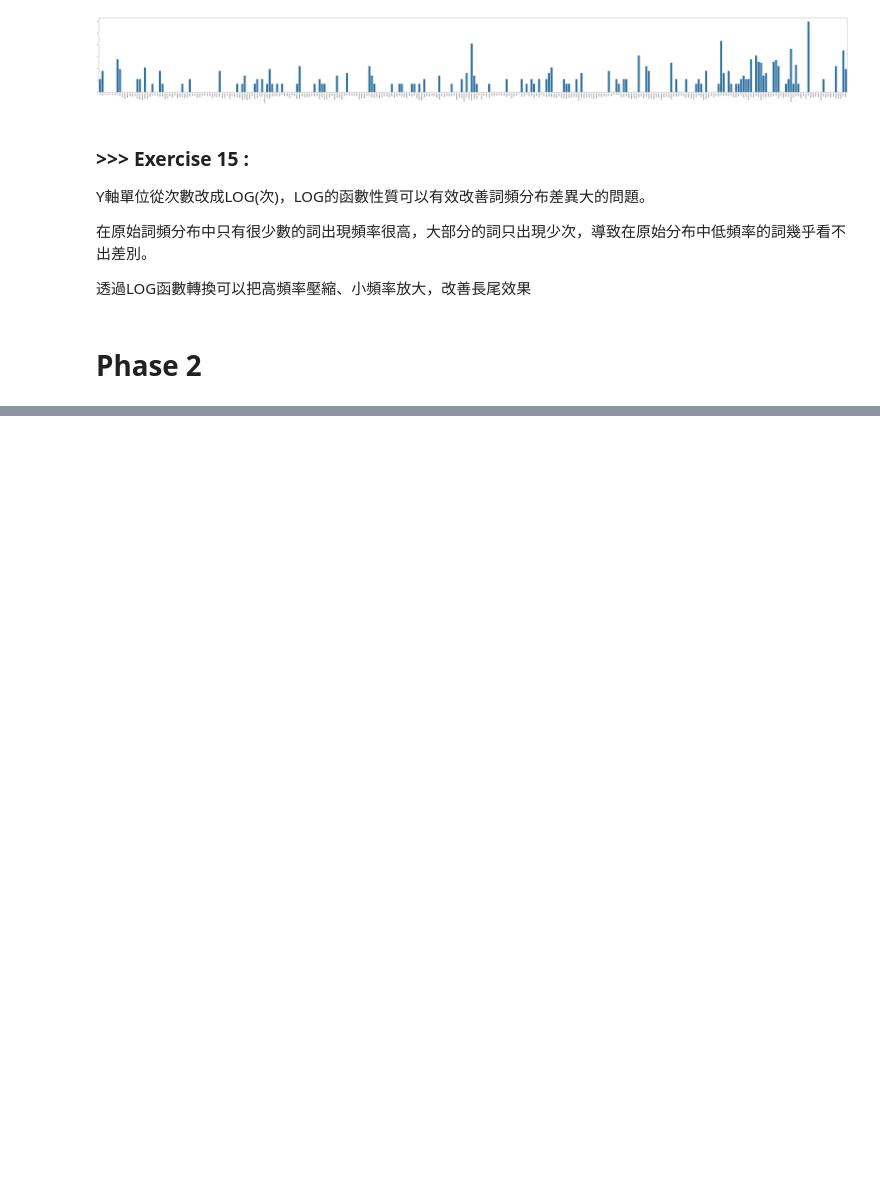
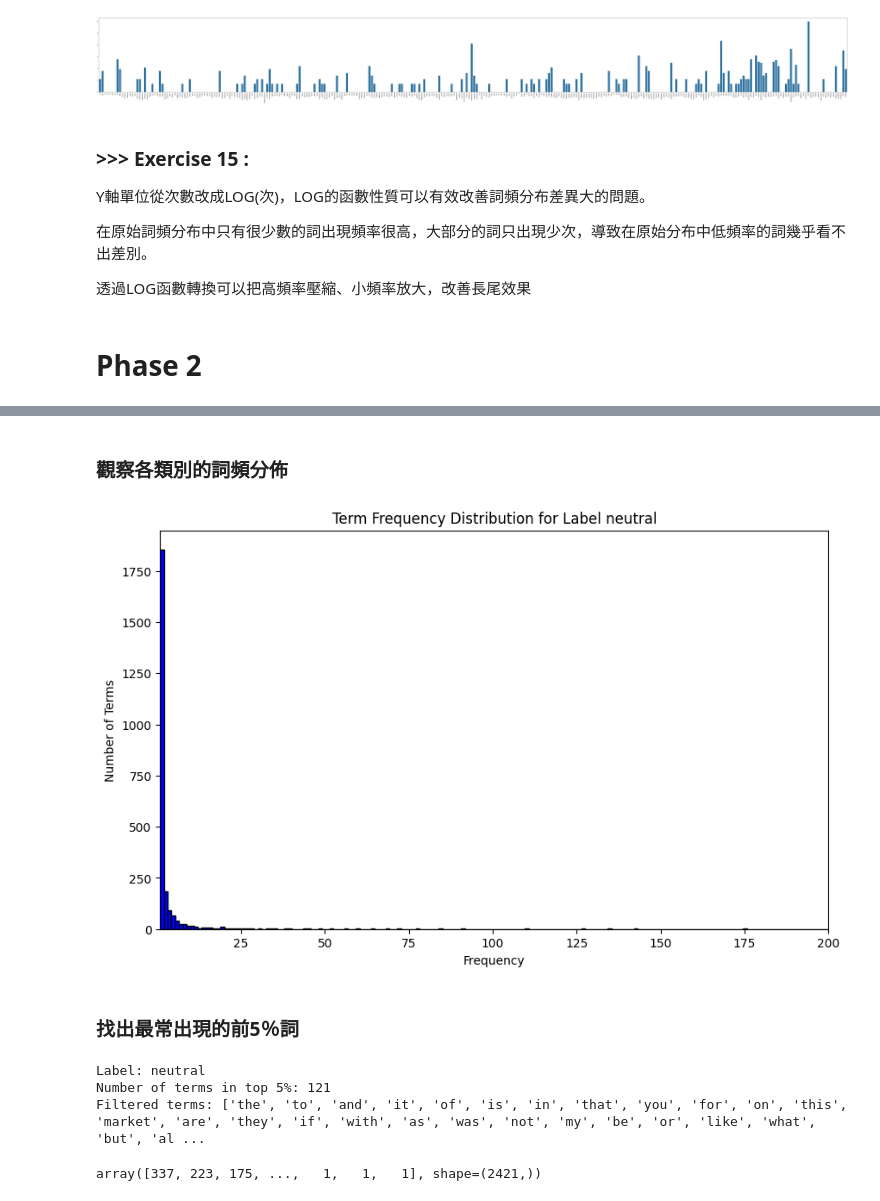
Before and after one commit to Kuo-Jou-Hsiang/DM2025-Lab1-Exercise, a Jupyter notebook: DM2025-Lab1-Homework.ipynb, the cells around one changed output, grey strips where cells are left out. Drawn from its saved outputs; the diff is of its cells as text; code cells hidden in the pictures; blank space fills up the shorter version.

```diff
--- a/DM2025-Lab1-Homework.ipynb
+++ b/DM2025-Lab1-Homework.ipynb
@@ -902,0 +903,30 @@ h.update_layout(xaxis_tickangle=-90, width=1600, height=500, bargap=0.2)
+# %%
+### Begin Assignment Here
+import pandas as pd
+from sklearn.feature_extraction.text import CountVectorizer
+
+#Create separate DataFrames for each label
+labels = train_df['label_name'].unique()
+label_dfs = {}
+
+for label in labels:
+    # Filter the original DataFrame by label
+    label_dfs[label] = train_df[train_df['label_name'] == label].copy()
+
+# Function to create term-document frequency DataFrame for each label
+def create_term_document_df(df):
+    count_vect = CountVectorizer()
+    train_df_counts = count_vect.fit_transform(df['text'])
+
+    # Get the unique words (vocabulary) from the vectorizer
+    words = count_vect.get_feature_names_out()
+
+    # Create a DataFrame where rows are documents and columns are words
+    term_document_df = pd.DataFrame(train_df_counts.toarray(), columns=words)
+
+    return term_document_df
+
+# Create term-document frequency DataFrames for each label
+filt_term_document_dfs = {}
+for label in labels:
+    filt_term_document_dfs[label] = create_term_document_df(label_dfs[label])
@@ -902,0 +953,48 @@ h.update_layout(xaxis_tickangle=-90, width=1600, height=500, bargap=0.2)
+# %% [markdown]
+### 觀察各類別的詞頻分佈
+# %%
+ # Sum over all documents to get total frequency for each word
+label_number=0
+word_counts = filt_term_document_dfs[labels[label_number]].sum(axis=0).to_numpy()
+
+# Visualize the frequency distribution
+plt.figure(figsize=(10, 6))
+plt.hist(word_counts, bins=300, color='blue', edgecolor='black')
+plt.title(f'Term Frequency Distribution for Label {labels[label_number]}')
+plt.xlabel('Frequency')
+plt.ylabel('Number of Terms')
+plt.xlim(1, 200)
+plt.show()
+# %% [output]
+[figure, added]
+# %% [markdown]
+### 找出最常出現的前5％詞
+# %%
+label_number=0
+word_counts = filt_term_document_dfs[labels[label_number]].sum(axis=0).to_numpy()
+
+# Sort the term frequencies in descending order
+sorted_indices = np.argsort(word_counts)[::-1]  # Get indices of sorted frequencies
+sorted_counts = np.sort(word_counts)[::-1]  # Sort frequencies in descending order
+
+# Calculate the index corresponding to the top 5% most frequent terms
+total_terms = len(sorted_counts)
+top_5_percent_index = int(0.05 * total_terms)
+
+# Get the indices of the top 5% most frequent terms
+top_5_percent_indices = sorted_indices[:top_5_percent_index]
+
+# Filter terms that belong to the top 5% based on their rank
+filtered_words = [filt_term_document_dfs[labels[label_number]].iloc[:, i].name for i in top_5_percent_indices]
+
+print(f"Label: {labels[label_number]}")
+print(f"Number of terms in top 5%: {top_5_percent_index}")
+print(f"Filtered terms: {filtered_words}")
+# %% [output]
+Label: neutral
+Number of terms in top 5%: 121
+Filtered terms: ['the', 'to', 'and', 'it', 'of', 'is', 'in', 'that', 'you', 'for', 'on', 'this', 'market', 'are', 'they', 'if', 'with', 'as', 'was', 'not', 'my', 'be', 'or', 'like', 'what', 'but', 'al ...
+# %%
+sorted_counts
+# %% [output]
+array([337, 223, 175, ...,   1,   1,   1], shape=(2421,))
```
Also changed, not shown: parts of 106 cells of this notebook, 5 other files.
